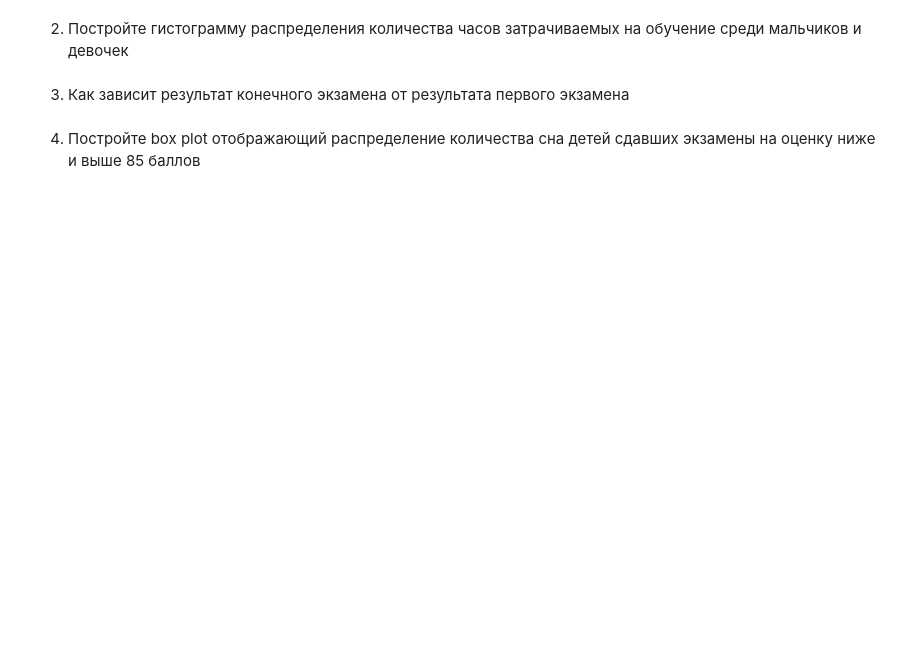
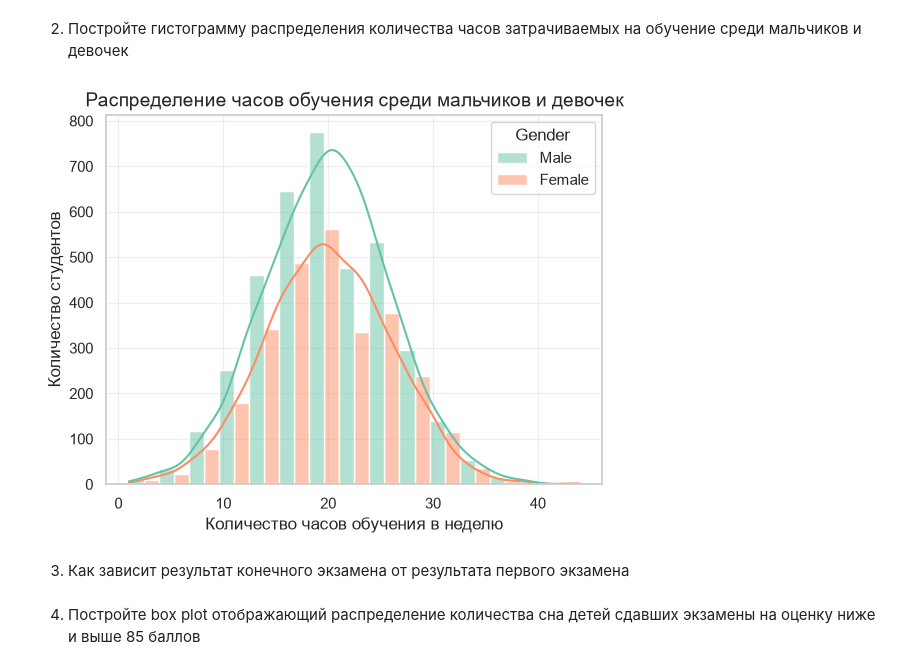
Before and after one commit to las-tochka/Machine_learning, a Jupyter notebook: Lab1-6.ipynb, the cells around one changed output. Cells and saved outputs as stored; diff of their text form; code cells hidden in the pictures; blank space fills up the shorter version.

```diff
--- a/Lab1-6.ipynb
+++ b/Lab1-6.ipynb
@@ -237,4 +362,16 @@ import pandas as pd
 # %% [markdown]
 2. Постройте гистограмму распределения количества часов затрачиваемых на обучение среди мальчиков и девочек
+# %%
+sns.histplot(data=df, x='Hours_Studied', hue='Gender',
+             multiple='dodge', bins=15, kde=True, palette='Set2')
+
+plt.title('Распределение часов обучения среди мальчиков и девочек', fontsize=14)
+plt.xlabel('Количество часов обучения в неделю', fontsize=12)
+plt.ylabel('Количество студентов', fontsize=12)
+plt.grid(True, alpha=0.3)
+
+plt.show()
+# %% [output]
+[figure, added]
 # %% [markdown]
 3. Как зависит результат конечного экзамена от результата первого экзамена
```
Also changed, not shown: parts of 19 cells of this notebook, 3 other files.
